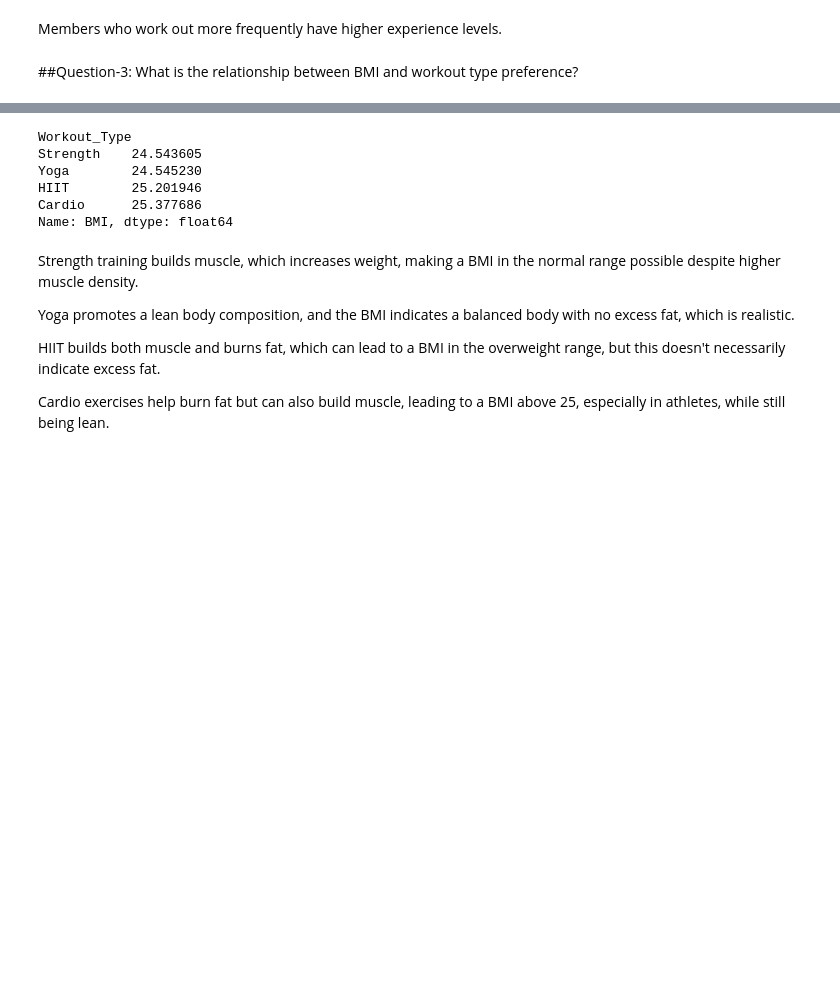
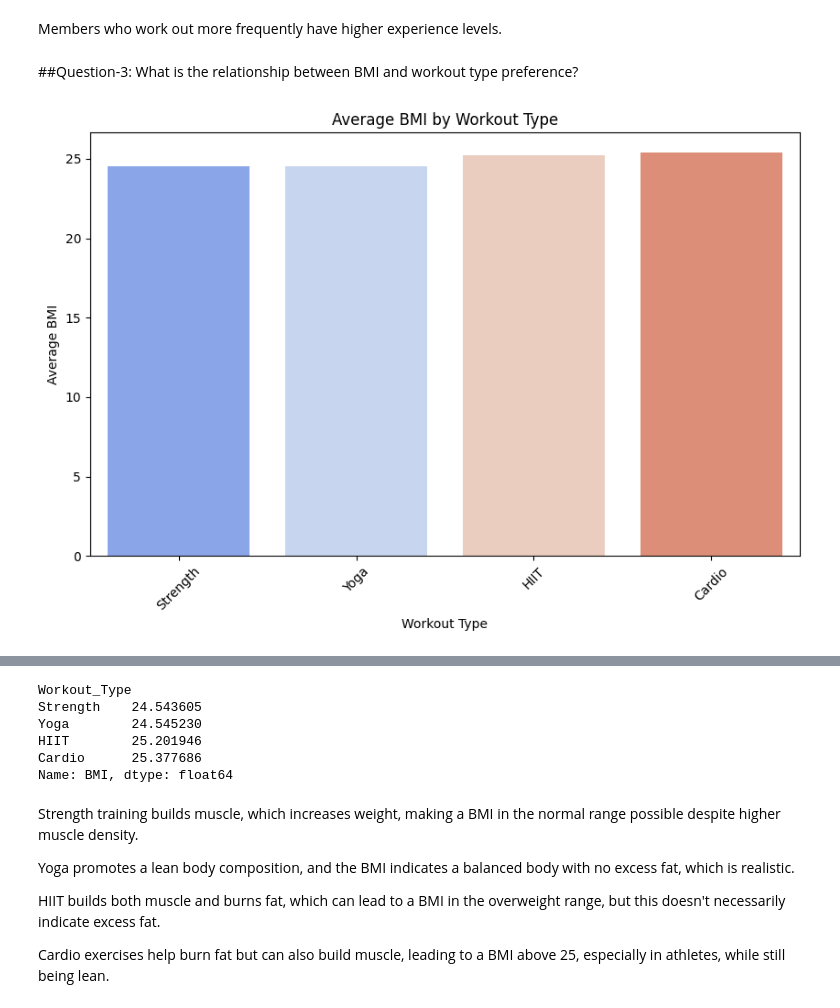
Before and after one commit to meetgoel/ML-Projects, a Jupyter notebook: data-analysis/Data_Analysis_on_Gym_Dataset.ipynb, the cells around one changed output, grey strips where cells are left out. Cells and saved outputs as stored; diff of their text form; code cells hidden in the pictures; blank space fills up the shorter version.

```diff
--- a/data-analysis/Data_Analysis_on_Gym_Dataset.ipynb
+++ b/data-analysis/Data_Analysis_on_Gym_Dataset.ipynb
@@ -214,10 +201,12 @@ Members who work out more frequently have higher experience levels.
 # %% [markdown]
 ##Question-3: What is the relationship between BMI and workout type preference?
 # %%
-# plt.figure(figsize=(10, 6))
-# sns.barplot(x=bmi_by_workout.index, y=bmi_by_workout.values, palette='coolwarm')
-# plt.title('Average BMI by Workout Type')
-# plt.xlabel('Workout Type')
-# plt.ylabel('Average BMI')
-# plt.xticks(rotation=45)
-# plt.show()
+plt.figure(figsize=(10, 6))
+sns.barplot(x=bmi_by_workout.index, y=bmi_by_workout.values, palette='coolwarm')
+plt.title('Average BMI by Workout Type')
+plt.xlabel('Workout Type')
+plt.ylabel('Average BMI')
+plt.xticks(rotation=45)
+plt.show()
+# %% [output]
+[figure, added]
```
Also changed, not shown: parts of 9 cells of this notebook.
